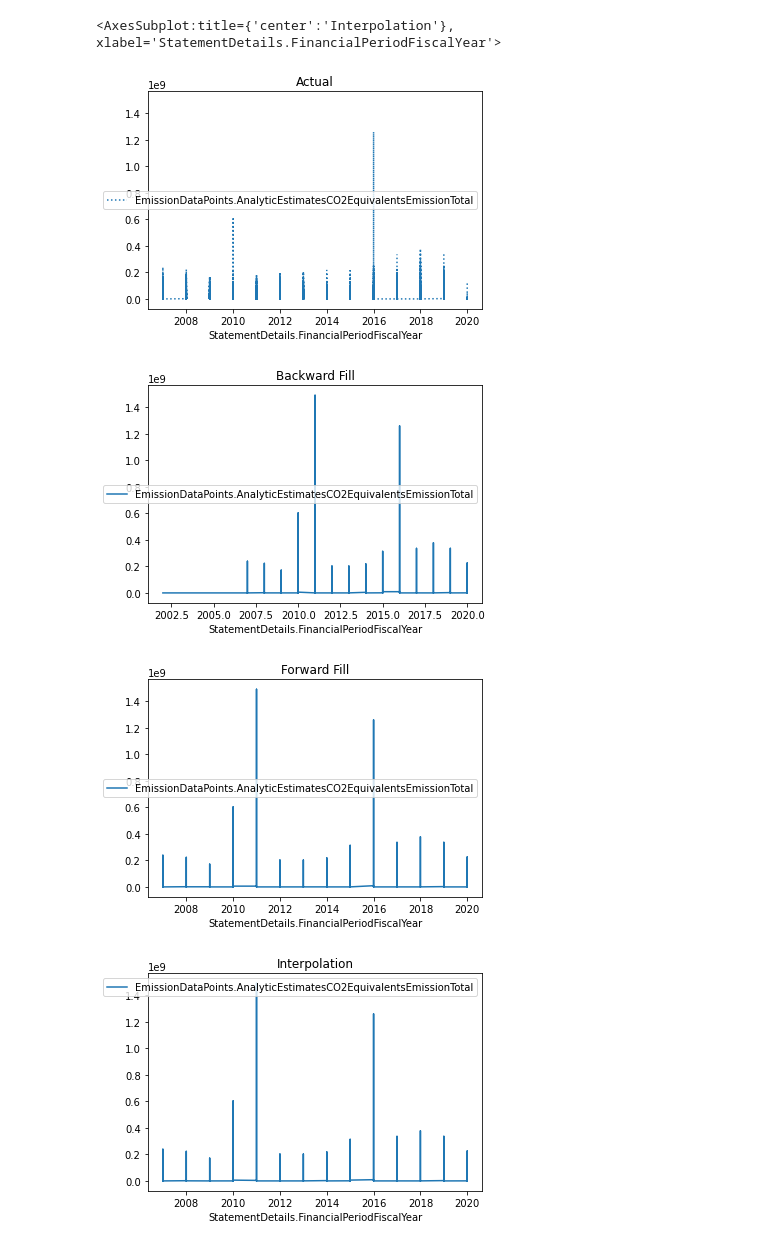
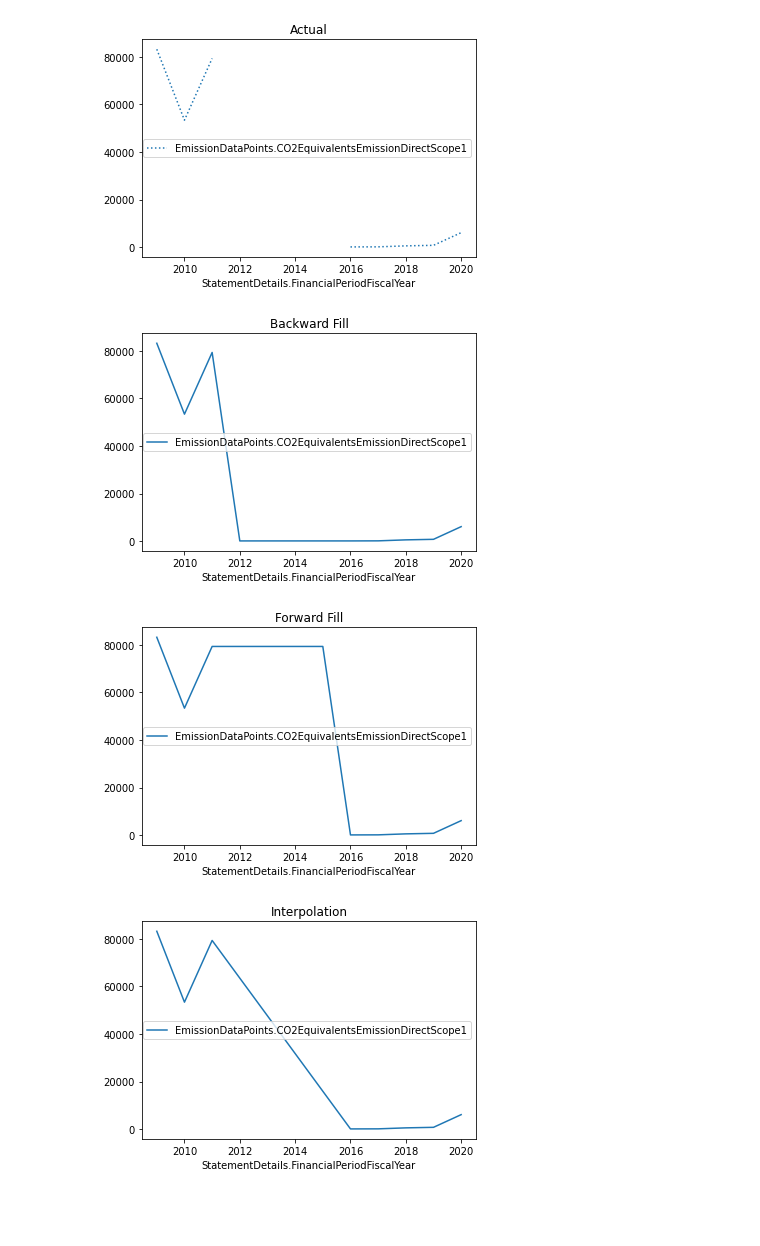
Before and after one commit to knuffelbeer/leren_en_beslissen_public, a Jupyter notebook: company_emissions_preprocessing_missing_values.ipynb, the cells around one changed output. Drawn from its saved outputs; the diff is of its cells as text; code cells hidden in the pictures; blank space fills up the shorter version.

```diff
--- a/company_emissions_preprocessing_missing_values.ipynb
+++ b/company_emissions_preprocessing_missing_values.ipynb
@@ -107,28 +107,35 @@ df_numeric = df3.apply(pd.to_numeric, args=('coerce',))
 
 df = df_numeric.sort_values(by='StatementDetails.FinancialPeriodFiscalYear')
 
-display(df)
+df5 = df.loc[df["organization_id"] == 66]
+
+emissions_per_company = df5.groupby(["organization_id", "StatementDetails.FinancialPeriodFiscalYear"])[["EmissionDataPoints.CO2EquivalentsEmissionDirectScope1"]].sum(min_count=1).reset_index()
+
+#zeroes = df[df.isna().any(axis=1)]
+#display(zeroes[["organization_id", "StatementDetails.FinancialPeriodFiscalYear",'EmissionDataPoints.CO2EquivalentsEmissionDirectScope1']])
+
+display(emissions_per_company)
 
 
 #Actual
-df.plot(x = 'StatementDetails.FinancialPeriodFiscalYear',
-        y = 'EmissionDataPoints.AnalyticEstimatesCO2EquivalentsEmissionTotal', title='Actual', linestyle='dotted')
+emissions_per_company.plot(x = 'StatementDetails.FinancialPeriodFiscalYear',
+        y = 'EmissionDataPoints.CO2EquivalentsEmissionDirectScope1', title='Actual', linestyle='dotted')
 
 #Backward fill
-df_bf = df.bfill(axis = 0)
+df_bf = emissions_per_company.bfill(axis = 0)
 
 df_bf.plot(x = 'StatementDetails.FinancialPeriodFiscalYear',
-        y = 'EmissionDataPoints.AnalyticEstimatesCO2EquivalentsEmissionTotal', title='Backward Fill')
+        y = 'EmissionDataPoints.CO2EquivalentsEmissionDirectScope1', title='Backward Fill')
 
 #Forward fill
-df_ff = df.ffill(axis = 0)
+df_ff = emissions_per_company.ffill(axis = 0)
 
 df_ff.plot(x = 'StatementDetails.FinancialPeriodFiscalYear',
-        y = 'EmissionDataPoints.AnalyticEstimatesCO2EquivalentsEmissionTotal', title='Forward Fill')
+        y = 'EmissionDataPoints.CO2EquivalentsEmissionDirectScope1', title='Forward Fill')
 
 #Interpolation
-df_int = df.interpolate(axis = 0)
+df_int = emissions_per_company.interpolate(axis = 0)
 
 df_int.plot(x = 'StatementDetails.FinancialPeriodFiscalYear',
-        y = 'EmissionDataPoints.AnalyticEstimatesCO2EquivalentsEmissionTotal', title='Interpolation')
+        y = 'EmissionDataPoints.CO2EquivalentsEmissionDirectScope1', title='Interpolation')
 # %% [output]
@@ -148,5 +156,4 @@ df_int.plot(x = 'StatementDetails.FinancialPeriodFiscalYear',
-<AxesSubplot:title={'center':'Interpolation'}, xlabel='StatementDetails.FinancialPeriodFiscalYear'>
-[figure, old version]
+[figure, new version]
-[figure, old version]
+[figure, new version]
-[figure, old version]
+[figure, new version]
-[figure, old version]
+[figure, new version]
```
Also changed, not shown: parts of 1 cell of this notebook.
